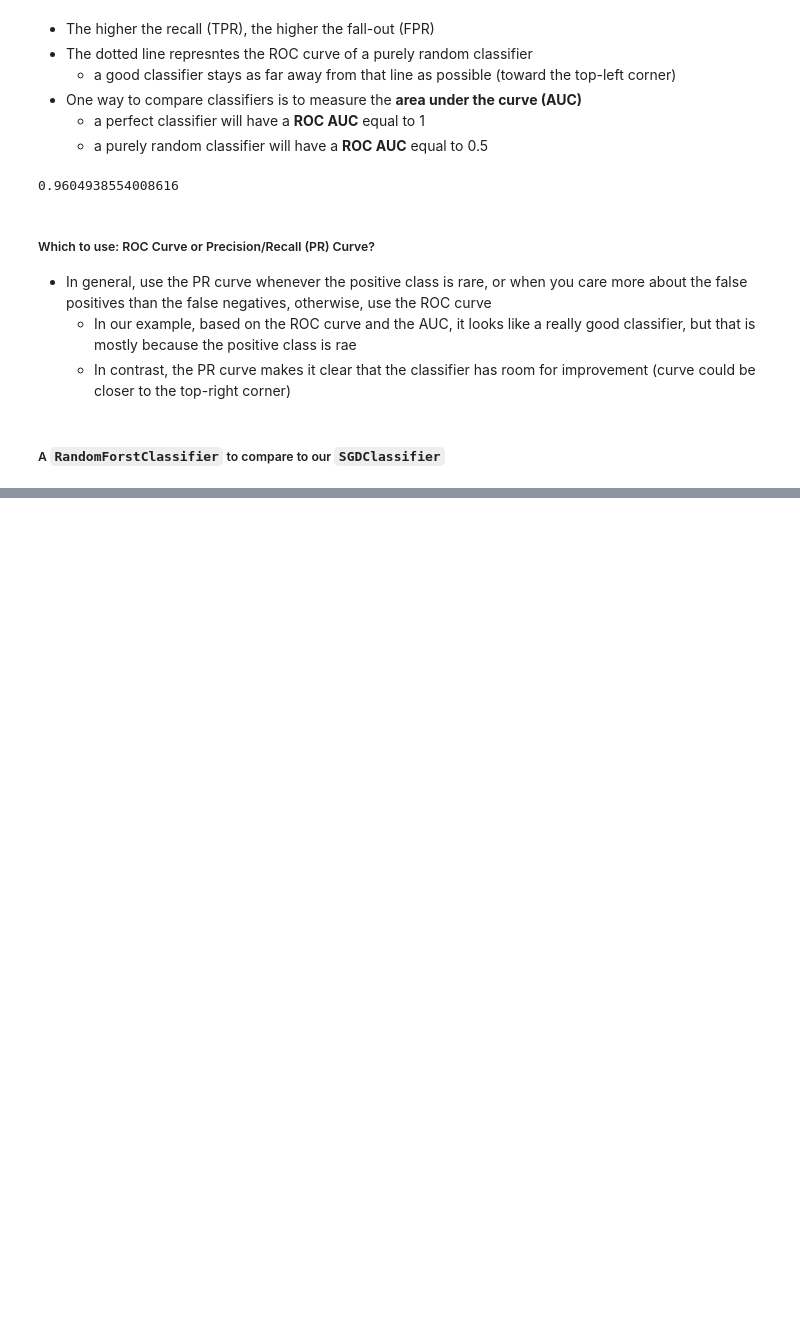
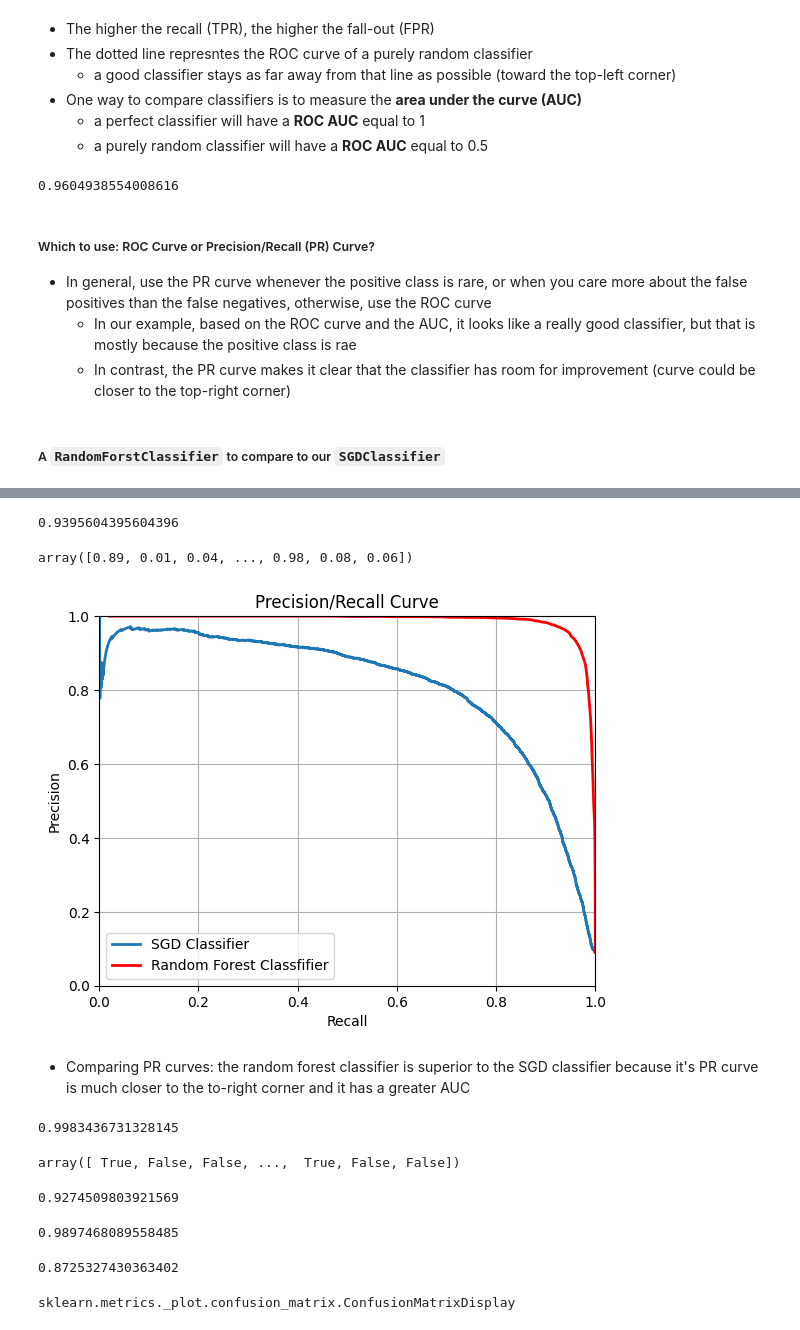
Before and after one commit to PaulToronto/Hands-on-Maching-Learning-Book, a Jupyter notebook: 3_Classification.ipynb, the cells around one changed output, grey strips where cells are left out. Saved outputs shown, nothing was run; the diff lists cells and outputs as text; code cells hidden in the pictures; blank space fills up the shorter version.

```diff
--- a/3_Classification.ipynb
+++ b/3_Classification.ipynb
@@ -843,3 +844,6 @@ roc_auc_score(y_train_5, y_scores)
 ##### A `RandomForstClassifier` to compare to our `SGDClassifier`
 # %%
 # from sklearn.ensemble import RandomForestClassifier
+
+forest_clf = RandomForestClassifier(random_state=42)
+forest_clf
@@ -845,0 +885,10 @@ roc_auc_score(y_train_5, y_scores)
+# %%
+y_probas_forest = cross_val_predict(
+    forest_clf,
+    X_train,
+    y_train_5,
+    cv=3,
+    method='predict_proba'
+)
+
+y_probas_forest
@@ -845,0 +915,58 @@ roc_auc_score(y_train_5, y_scores)
+# %%
+indx_50_to_60 = (y_probas_forest[:, 1] > 0.5) & (y_probas_forest[:, 1] < 0.6)
+
+y_train_5[indx_50_to_60].sum() / len(y_train_5[indx_50_to_60])
+# %% [output]
+0.9395604395604396
+# %%
+y_scores_forest = y_probas_forest[:, 1]
+y_scores_forest
+# %% [output]
+array([0.89, 0.01, 0.04, ..., 0.98, 0.08, 0.06])
+# %%
+precisions_forest, recalls_forest, thresholds_forest = precision_recall_curve(
+    y_train_5,
+    y_scores_forest)
+# %%
+plt.plot(recalls[:-1],
+         precisions[:-1],
+         linewidth=2,
+         label='SGD Classifier')
+
+plt.plot(recalls_forest[:-1],
+         precisions_forest[:-1],
+         linewidth=2, c='r',
+         label='Random Forest Classfifier')
+
+plt.title('Precision/Recall Curve')
+plt.xlabel('Recall')
+plt.ylabel('Precision')
+plt.axis([0, 1, 0, 1])
+plt.grid()
+plt.legend(loc='lower left')
+plt.show()
+# %% [output]
+[figure, added]
+# %% [markdown]
+- Comparing PR curves: the random forest classifier is superior to the SGD classifier because it's PR curve is much closer to the to-right corner and it has a greater AUC
+# %%
+roc_auc_score(y_train_5, y_scores_forest)
+# %% [output]
+0.9983436731328145
+# %%
+y_train_pred_forest = y_probas_forest[:, 1] >= 0.5
+y_train_pred_forest
+# %% [output]
+array([ True, False, False, ...,  True, False, False])
+# %%
+f1_score(y_train_5, y_train_pred_forest)
+# %% [output]
+0.9274509803921569
+# %%
+precision_score(y_train_5, y_train_pred_forest)
+# %% [output]
+0.9897468089558485
+# %%
+recall_score(y_train_5, y_train_pred_forest)
+# %% [output]
+0.8725327430363402
@@ -845,0 +977,4 @@ roc_auc_score(y_train_5, y_scores)
+# %%
+type(cm_display)
+# %% [output]
+sklearn.metrics._plot.confusion_matrix.ConfusionMatrixDisplay
```
Also changed, not shown: parts of 12 cells of this notebook.
